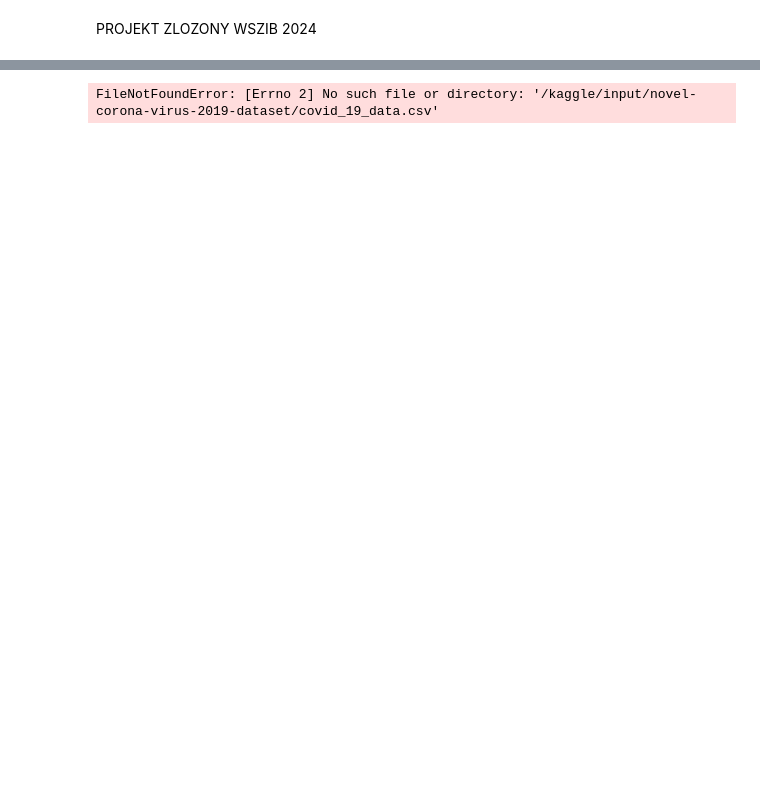
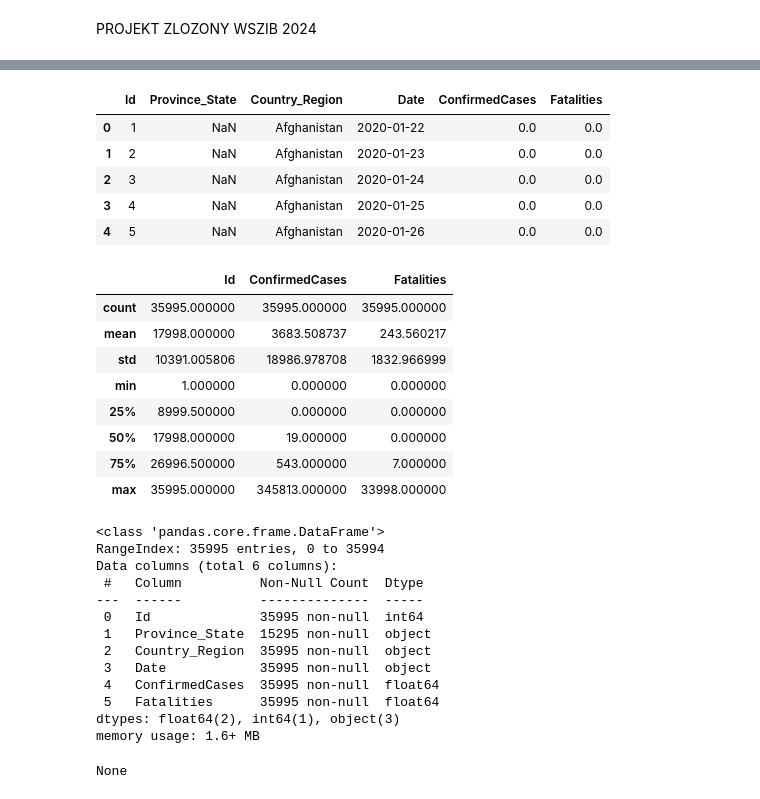
Before and after one commit to robsmokos/Android_1, a Jupyter notebook: PROJEKT_ZLOZONY_WSZIB.ipynb, the cells around one changed output, grey strips where cells are left out. Saved outputs shown, nothing was run; the diff lists cells and outputs as text; code cells hidden in the pictures; blank space fills up the shorter version.

```diff
--- a/PROJEKT_ZLOZONY_WSZIB.ipynb
+++ b/PROJEKT_ZLOZONY_WSZIB.ipynb
@@ -45,9 +48,8 @@ from xgboost import plot_importance, plot_tree
 from sklearn.model_selection import GridSearchCV
 import warnings
 warnings.filterwarnings('ignore')
-# %%
-df = pd.read_csv('/kaggle/input/novel-corona-virus-2019-dataset/covid_19_data.csv')
-df_train = pd.read_csv('/kaggle/input/covid19-global-forecasting-week-4/train.csv')
-df_test = pd.read_csv('/kaggle/input/covid19-global-forecasting-week-4/test.csv')
-# %% [output]
-FileNotFoundError: [Errno 2] No such file or directory: '/kaggle/input/novel-corona-virus-2019-dataset/covid_19_data.csv'
+# %%
+# Poprawione linki
+df = pd.read_csv('https://drive.google.com/uc?id=1KdZTtrFYD-yFKimQWXCe0K26x-9F8YR-')
+df_train = pd.read_csv('https://drive.google.com/uc?id=1zgbhgOyuMFJbh1vbgxZapWlrO501PyEn')
+df_test = pd.read_csv('https://drive.google.com/uc?id=14M8lojVb7YWqSaWvvuvTA1bR32uQ_XSd')
@@ -53,0 +86,36 @@ FileNotFoundError: [Errno 2] No such file or directory: '/kaggle/input/novel-cor
+# %%
+
+
+display(df_train.head())
+display(df_train.describe())
+display(df_train.info())
+# %% [output]
+|  | Id | Province_State | Country_Region | Date | ConfirmedCases | Fatalities |
+| 0 | 1 | NaN | Afghanistan | 2020-01-22 | 0.0 | 0.0 |
+| 1 | 2 | NaN | Afghanistan | 2020-01-23 | 0.0 | 0.0 |
+| 2 | 3 | NaN | Afghanistan | 2020-01-24 | 0.0 | 0.0 |
+| 3 | 4 | NaN | Afghanistan | 2020-01-25 | 0.0 | 0.0 |
+| 4 | 5 | NaN | Afghanistan | 2020-01-26 | 0.0 | 0.0 |
+|  | Id | ConfirmedCases | Fatalities |
+| count | 35995.000000 | 35995.000000 | 35995.000000 |
+| mean | 17998.000000 | 3683.508737 | 243.560217 |
+| std | 10391.005806 | 18986.978708 | 1832.966999 |
+| min | 1.000000 | 0.000000 | 0.000000 |
+| 25% | 8999.500000 | 0.000000 | 0.000000 |
+| 50% | 17998.000000 | 19.000000 | 0.000000 |
+| 75% | 26996.500000 | 543.000000 | 7.000000 |
+| max | 35995.000000 | 345813.000000 | 33998.000000 |
+<class 'pandas.core.frame.DataFrame'>
+RangeIndex: 35995 entries, 0 to 35994
+Data columns (total 6 columns):
+ #   Column          Non-Null Count  Dtype
+---  ------          --------------  -----
+ 0   Id              35995 non-null  int64
+ 1   Province_State  15295 non-null  object
+ 2   Country_Region  35995 non-null  object
+ 3   Date            35995 non-null  object
+ 4   ConfirmedCases  35995 non-null  float64
+ 5   Fatalities      35995 non-null  float64
+dtypes: float64(2), int64(1), object(3)
+memory usage: 1.6+ MB
+None
```
Also changed, not shown: parts of 10 cells of this notebook.
